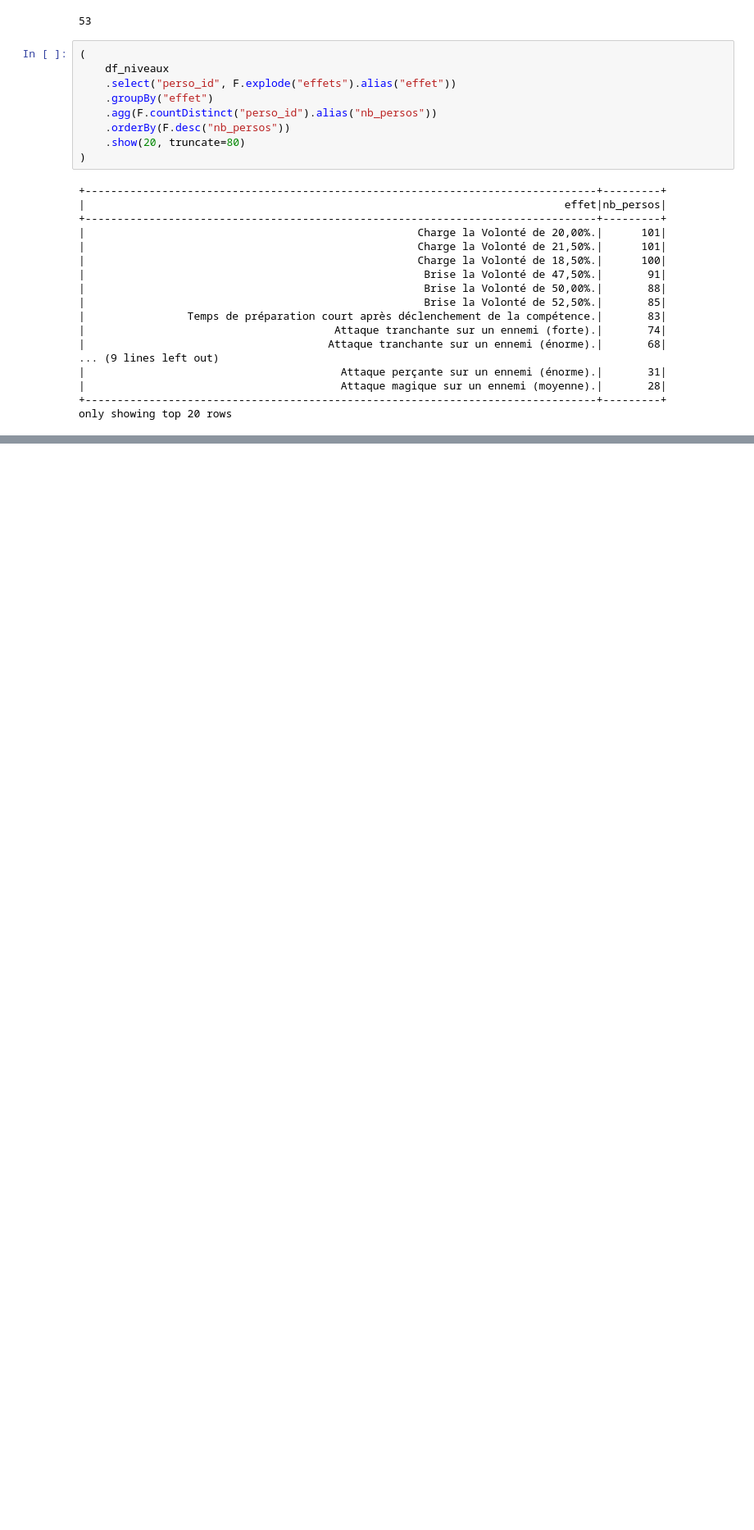
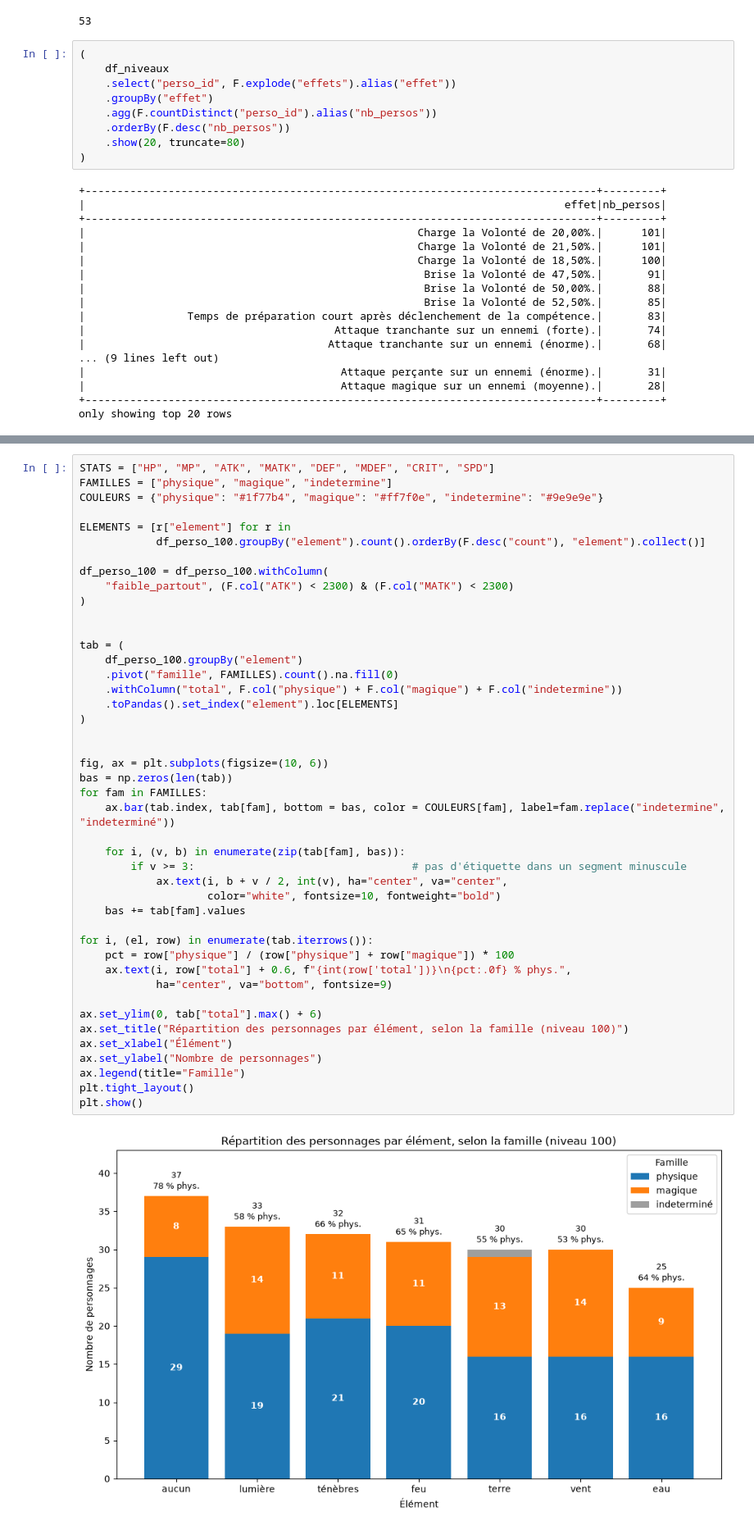
Before and after one commit to TT7724/Analyse_Tools_SAOUB_Perso, a Jupyter notebook: notebook/01_Load_And_Explore.ipynb, the cells around one changed output, grey strips where cells are left out. Shown at 82% size. Saved outputs shown, nothing was run; the diff lists cells and outputs as text; blank space fills up the shorter version.

Commit message:
Ajout de beaucoup de graph, et c'est pas fini !

```diff
--- a/notebook/01_Load_And_Explore.ipynb
+++ b/notebook/01_Load_And_Explore.ipynb
@@ -198,0 +208,46 @@ only showing top 20 rows
+# %%
+STATS = ["HP", "MP", "ATK", "MATK", "DEF", "MDEF", "CRIT", "SPD"]
+FAMILLES = ["physique", "magique", "indetermine"]
+COULEURS = {"physique": "#1f77b4", "magique": "#ff7f0e", "indetermine": "#9e9e9e"}
+
+ELEMENTS = [r["element"] for r in
+            df_perso_100.groupBy("element").count().orderBy(F.desc("count"), "element").collect()]
+
+df_perso_100 = df_perso_100.withColumn(
+    "faible_partout", (F.col("ATK") < 2300) & (F.col("MATK") < 2300)
+)
+
+
+tab = (
+    df_perso_100.groupBy("element")
+    .pivot("famille", FAMILLES).count().na.fill(0)
+    .withColumn("total", F.col("physique") + F.col("magique") + F.col("indetermine"))
+    .toPandas().set_index("element").loc[ELEMENTS]
+)
+
+
+fig, ax = plt.subplots(figsize=(10, 6))
+bas = np.zeros(len(tab))
+for fam in FAMILLES:
+    ax.bar(tab.index, tab[fam], bottom = bas, color = COULEURS[fam], label=fam.replace("indetermine", "indeterminé"))
+
+    for i, (v, b) in enumerate(zip(tab[fam], bas)):
+        if v >= 3:                                  # pas d'étiquette dans un segment minuscule
+            ax.text(i, b + v / 2, int(v), ha="center", va="center",
+                    color="white", fontsize=10, fontweight="bold")
+    bas += tab[fam].values
+
+for i, (el, row) in enumerate(tab.iterrows()):
+    pct = row["physique"] / (row["physique"] + row["magique"]) * 100
+    ax.text(i, row["total"] + 0.6, f"{int(row['total'])}\n{pct:.0f} % phys.",
+            ha="center", va="bottom", fontsize=9)
+
+ax.set_ylim(0, tab["total"].max() + 6)
+ax.set_title("Répartition des personnages par élément, selon la famille (niveau 100)")
+ax.set_xlabel("Élément")
+ax.set_ylabel("Nombre de personnages")
+ax.legend(title="Famille")
+plt.tight_layout()
+plt.show()
+# %% [output]
+[figure, added]
```
Also changed, not shown: parts of 24 cells of this notebook, 1 other file.
